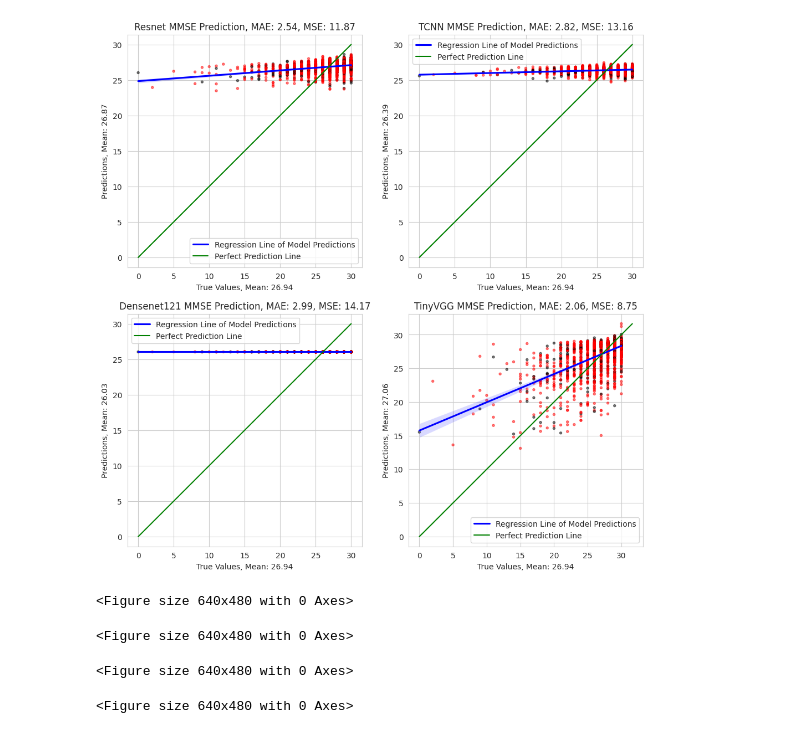
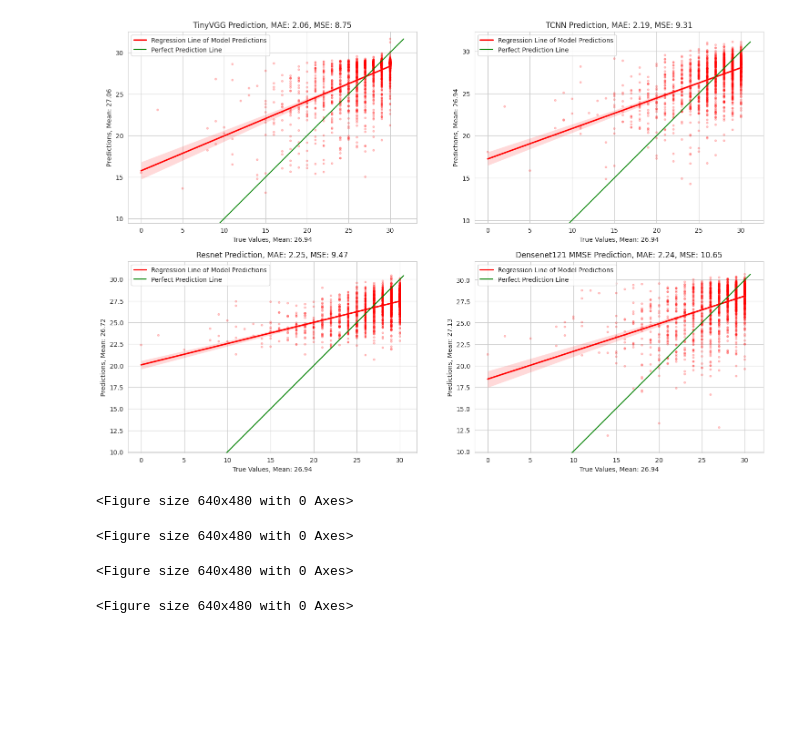
Before and after one commit to pjtoral-trjn/nueroimage-benchmark, a Jupyter notebook: notebook/model_output_analyzer.ipynb, the cells around one changed output. Drawn from its saved outputs; the diff is of its cells as text; code cells hidden in the pictures; blank space fills up the shorter version.

```diff
--- a/notebook/model_output_analyzer.ipynb
+++ b/notebook/model_output_analyzer.ipynb
@@ -196,9 +198,9 @@ def display_prediction_plot(test_y,y_pred,colors,label,ax):
     p1 = max(max(y_pred), max(test_y))
     p2 = 0
     sns.set_style("whitegrid")
-#     plt.xlim(10, 31)
-#     plt.ylim(10, 31)
-    sns.regplot(x=test_y, y=y_pred,color="crimson",ax=ax,line_kws={'color':'b',"label":"Regression Line of Model Predictions"},scatter_kws={'color': list(colors),'alpha':0.5,'s':8.5,"label":"Predictions"}) #,})
+    # plt.xlim(10, 31)
+    # plt.ylim(10, 31)
+    sns.regplot(x=test_y, y=y_pred,color="crimson",ax=ax,line_kws={'color':'r',"label":"Regression Line of Model Predictions"},scatter_kws={'color': list(colors),'alpha':0.2,'s':8.5,"label":"Predictions"}) #,})
     ax.plot([p1, p2], [p1, p2], 'g',label="Perfect Prediction Line")
     ax.set_title(label+", MAE: "+str(mae)+", MSE: "+str(rmse), fontsize=12)
     ax.set_xlabel('True Values, Mean: '+str(round(np.mean(test_y),2)), fontsize=10)
@@ -256,12 +267,18 @@ def display_loss_plot(df):
 # %%
+tiny_vgg_pathway = "tiny_vgg_baseline__2023-11-02_16:25:18"
+resnet_pathway = "resnet_baseline_no_wd__2023-11-04_15:40:36"
+resnet_tl_pathway = "resnet_tl__2023-11-07_14:55:48"
+tcnn_pathway = "tcnn_baseline_no_wd__2023-11-04_15:39:30"
+dn_pathway = "densnet_baseline_no_wd__2023-11-05_16:55:03"
+
 test_dx = test_df["label"].values
-test_dx = ["r" if val == 0 else "black" for val in test_dx]
-resnet = pd.read_csv("../output/resnet__2023-10-23_10:55:06/resnet__2023-10-23_10:55:06_predictions.csv")
-tcnn = pd.read_csv("../output/tcnn_correct_label__2023-10-25_15:28:37/tcnn_correct_label__2023-10-25_15:28:37_predictions.csv")
+test_dx = ["r" if val == 0 else "r" for val in test_dx]
+resnet = pd.read_csv("../output/"+resnet_pathway+"/"+resnet_pathway+"_predictions.csv")
+tcnn = pd.read_csv("../output/"+tcnn_pathway+"/"+tcnn_pathway+"_predictions.csv")
 # python main.py -g 0 -bs 4 -tc MMSE -ma vgg -ilr 0.01 -wd 0.0 -en tiny_vgg_baseline -l mse -es 35 -do 0.4
-tiny_vgg = pd.read_csv("../output/tiny_vgg_baseline__2023-11-02_16:25:18/tiny_vgg_baseline__2023-11-02_16:25:18_predictions.csv")
+tiny_vgg = pd.read_csv("../output/"+tiny_vgg_pathway+"/"+tiny_vgg_pathway+"_predictions.csv")
 vit = pd.read_csv("../output/vision_transformer_lower_wd__2023-10-23_10:52:38/vision_transformer_lower_wd__2023-10-23_10:52:38_predictions.csv")
-dn = pd.read_csv("../output/densenet_baseline__2023-10-30_14:35:02/densenet_baseline__2023-10-30_14:35:02_predictions.csv")
+dn = pd.read_csv("../output/"+dn_pathway+"/"+dn_pathway+"_predictions.csv")
 
 resnet["label"] = test_dx
 tcnn["label"] = test_dx
@@ -269,16 +286,22 @@ tiny_vgg["label"] = test_dx
 dn["label"] = test_dx
 # %%
 fig, axes = plt.subplots(2, 2)
-fig.set_size_inches(12, 12)
+fig.set_size_inches(18, 12)
 
-display_prediction_plot(resnet["true_labels"].values,resnet["predictions"].values,resnet["label"].values,"Resnet MMSE Prediction", axes[0,0])
-display_prediction_plot(tcnn["true_labels"].values,tcnn["predictions"].values,tcnn["label"].values,"TCNN MMSE Prediction", axes[0,1])
-display_prediction_plot(dn["true_labels"].values,dn["predictions"].values,dn["label"].values,"Densenet121 MMSE Prediction", axes[1,0])
-display_prediction_plot(tiny_vgg["true_labels"].values,tiny_vgg["predictions"].values,tiny_vgg["label"].values,"TinyVGG MMSE Prediction", axes[1,1])
+display_prediction_plot(resnet["true_labels"].values,resnet["predictions"].values,resnet["label"].values,"Resnet Prediction", axes[1,0])
+display_prediction_plot(tcnn["true_labels"].values,tcnn["predictions"].values,tcnn["label"].values,"TCNN Prediction", axes[0,1])
+display_prediction_plot(dn["true_labels"].values,dn["predictions"].values,dn["label"].values,"Densenet121 MMSE Prediction", axes[1,1])
+display_prediction_plot(tiny_vgg["true_labels"].values,tiny_vgg["predictions"].values,tiny_vgg["label"].values,"TinyVGG Prediction", axes[0,0])
 
+axes[0,0].set_ylim(10,32)
+axes[0,1].set_ylim(10,32)
+axes[1,0].set_ylim(10,32)
+axes[1,1].set_ylim(10,32)
+plt.suptitle("Model Predictions")
+plt.tight_layout()
 plt.show()
 # %% [output]
-[figure, old version]
+[figure, new version]
 <Figure size 640x480 with 0 Axes>
 <Figure size 640x480 with 0 Axes>
 <Figure size 640x480 with 0 Axes>
```
Also changed, not shown: parts of 8 cells of this notebook, 1 other file.
